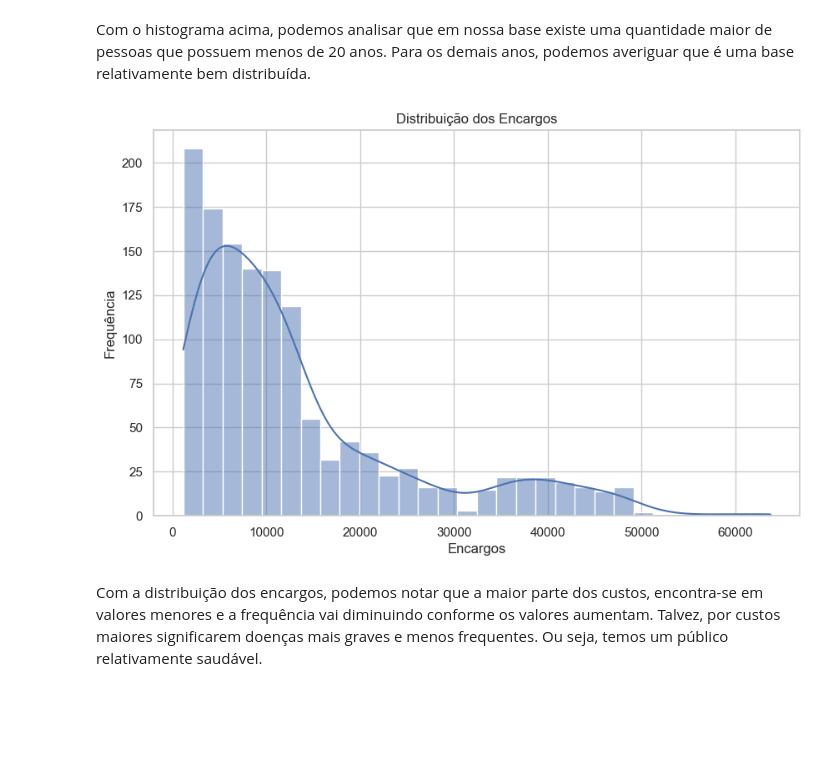
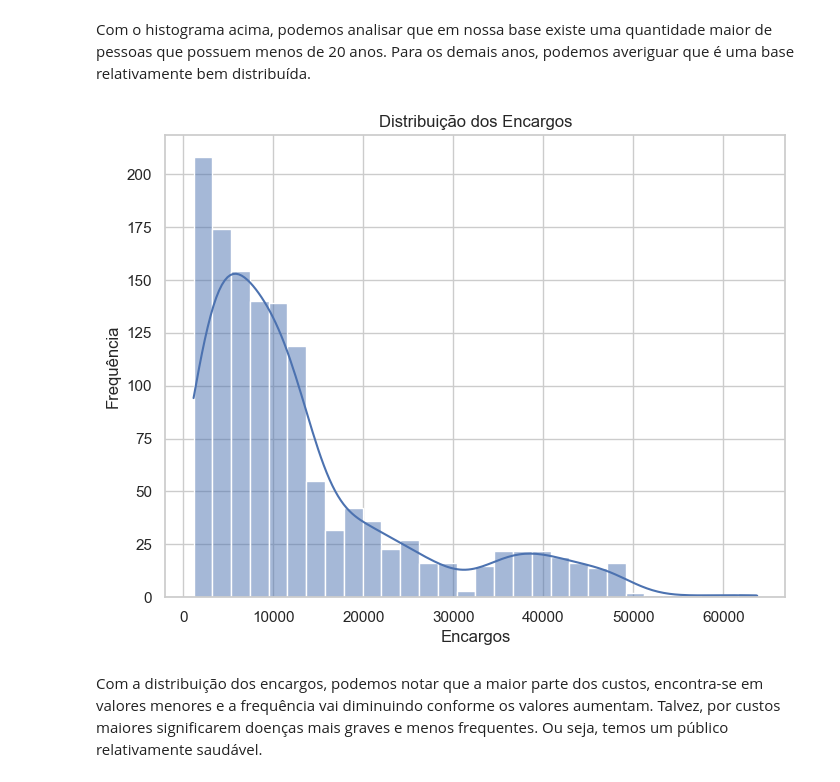
Before and after one commit to MatheusTalpe/TechChallengeFiap, a Jupyter notebook: tech_challenge.ipynb, the cells around one changed output. Saved outputs shown, nothing was run; the diff lists cells and outputs as text; code cells hidden in the pictures; blank space fills up the shorter version.

```diff
--- a/tech_challenge.ipynb
+++ b/tech_challenge.ipynb
@@ -71,14 +78,14 @@ plt.show()
 Com o histograma acima, podemos analisar que em nossa base existe uma quantidade maior de pessoas que possuem menos de 20 anos. Para os demais anos, podemos averiguar que é uma base relativamente bem distribuída.
 # %%
 # Histograma dos encargos
-plt.figure(figsize=(10, 6))
+plt.figure(figsize=(8, 6))
 sns.histplot(df['charges'], bins=30, kde=True)
 plt.title('Distribuição dos Encargos')
 plt.xlabel('Encargos')
 plt.ylabel('Frequência')
 plt.show()
 # %% [output]
-[figure, old version]
+[figure, new version]
 # %% [markdown]
 Com a distribuição dos encargos, podemos notar que a maior parte dos custos, encontra-se em valores menores e a frequência vai diminuindo conforme os valores aumentam. Talvez, por custos maiores significarem doenças mais graves e menos frequentes. Ou seja, temos um público relativamente saudável.
 # %%
```
Also changed, not shown: parts of 40 cells of this notebook.
